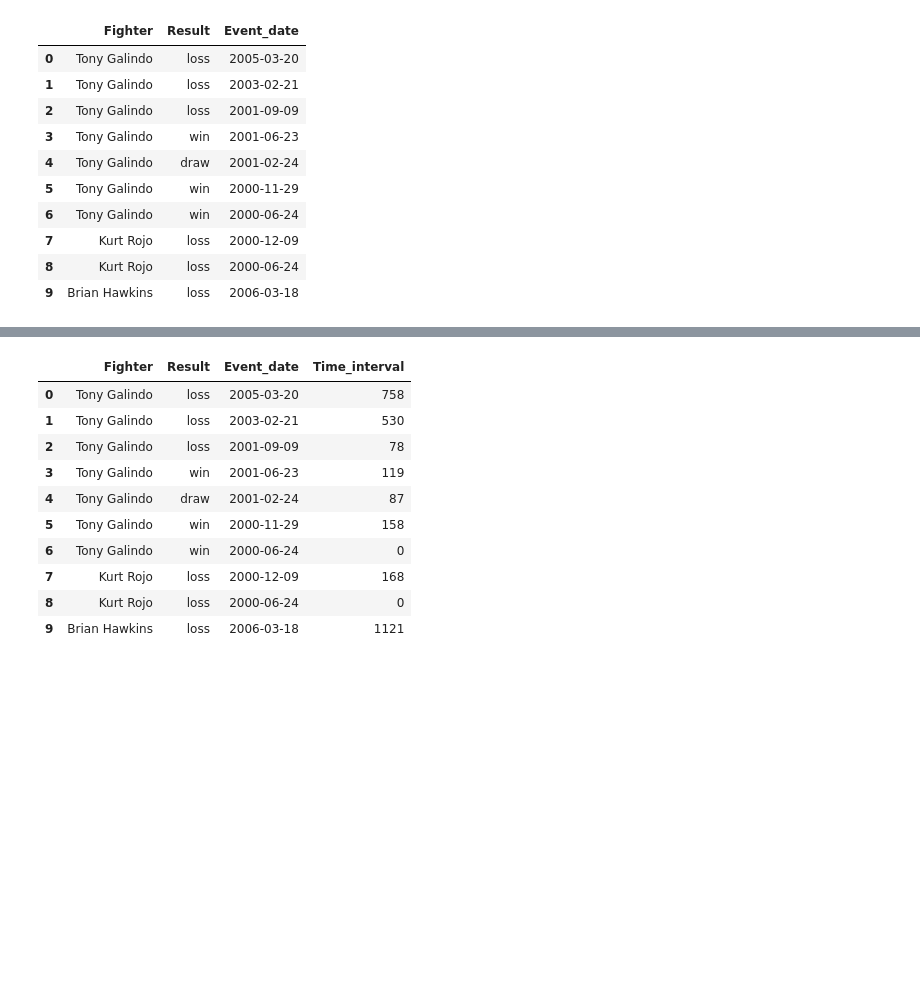
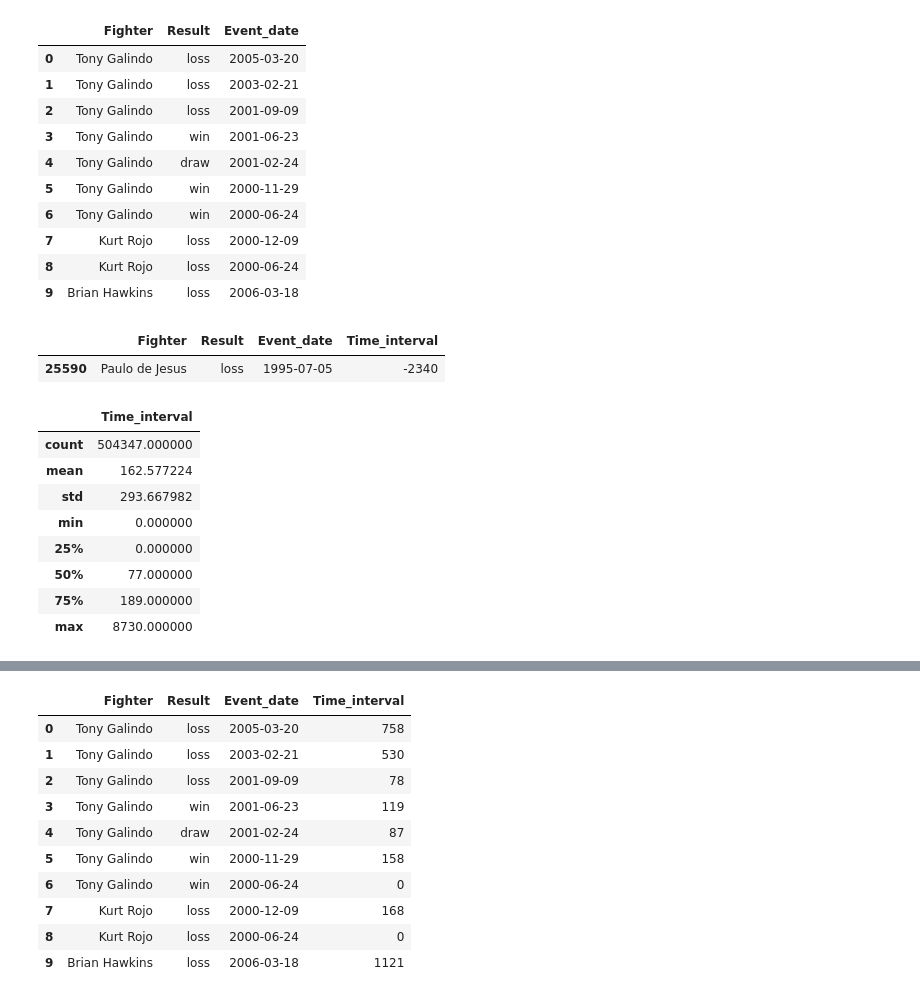
Before and after one commit to Montanaz0r/MMA_Analysis, a Jupyter notebook: Analiza_Projekt_MMA_PL_pub.ipynb, the cells around one changed output, grey strips where cells are left out. Drawn from its saved outputs; the diff is of its cells as text; code cells hidden in the pictures; blank space fills up the shorter version.

```diff
--- a/Analiza_Projekt_MMA_PL_pub.ipynb
+++ b/Analiza_Projekt_MMA_PL_pub.ipynb
@@ -117 +117,9 @@ intervals.append(0)   # ostatni interwał czasowy dla ostatniego zawodnika w baz
 sherdog_selected_data['Time_interval'] = intervals
+# %%
+# Sprawdzenie poprawości danych - wszystkie interwały powinny być większe lub równe 0.
+'''Jeden błędny rekord spowodowany brakiem prawidłowej daty debiutu tego zawodnika w bazie sherdoga -
+rekord zostanie pominięty w dalszej analizie.'''
+sherdog_selected_data[sherdog_selected_data['Time_interval'] < 0]
+# %% [output]
+|  | Fighter | Result | Event_date | Time_interval |
+| 25590 | Paulo de Jesus | loss | 1995-07-05 | -2340 |
@@ -117,0 +129,13 @@ sherdog_selected_data['Time_interval'] = intervals
+# %%
+# Przyjrzenie się dystrybucji danych przed przystąpieniem do właściwej analizy.
+sherdog_selected_data.describe()
+# %% [output]
+|  | Time_interval |
+| count | 504347.000000 |
+| mean | 162.577224 |
+| std | 293.667982 |
+| min | 0.000000 |
+| 25% | 0.000000 |
+| 50% | 77.000000 |
+| 75% | 189.000000 |
+| max | 8730.000000 |
```
Also changed, not shown: parts of 130 cells of this notebook.
